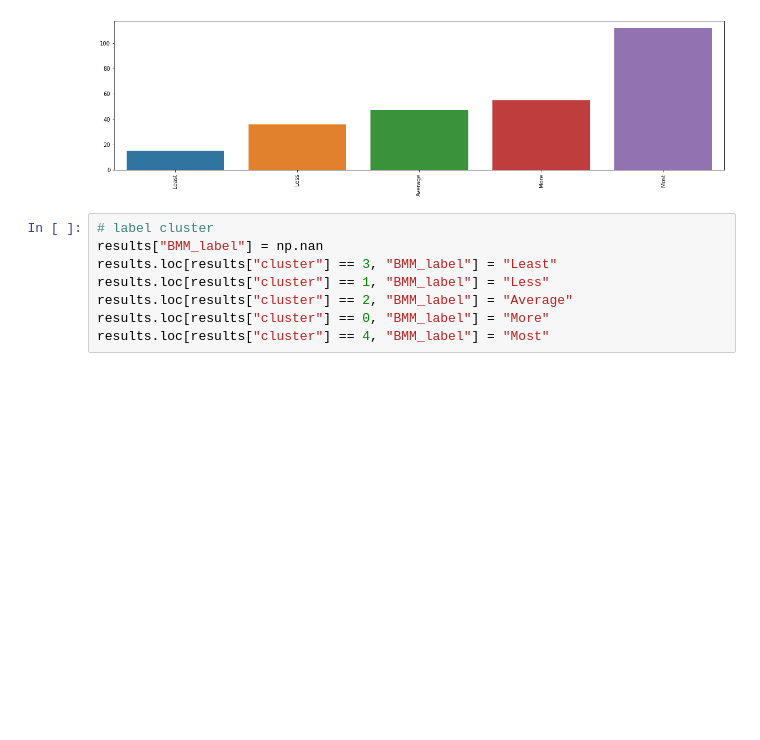
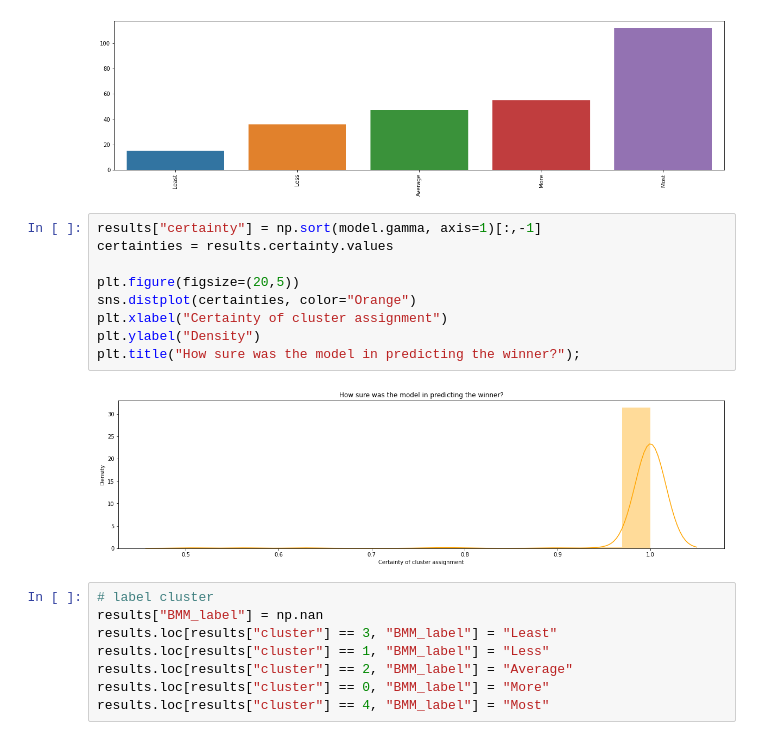
Before and after one commit to mmlchang/WHONDRS_collaboration, a Jupyter notebook: EDA/BMM.ipynb, the cells around one changed output. Saved outputs shown, nothing was run; the diff lists cells and outputs as text; blank space fills up the shorter version.

```diff
--- a/EDA/BMM.ipynb
+++ b/EDA/BMM.ipynb
@@ -366,6 +388,17 @@ sns.barplot(x=names, y=cluster_counts.values, order=names)
 plt.xticks(rotation=90);
 # %% [output]
 [figure]
+# %%
+results["certainty"] = np.sort(model.gamma, axis=1)[:,-1]
+certainties = results.certainty.values
+
+plt.figure(figsize=(20,5))
+sns.distplot(certainties, color="Orange")
+plt.xlabel("Certainty of cluster assignment")
+plt.ylabel("Density")
+plt.title("How sure was the model in predicting the winner?");
+# %% [output]
+[figure, added]
 # %%
 # label cluster
 results["BMM_label"] = np.nan
```
Also changed, not shown: parts of 3 cells of this notebook.
